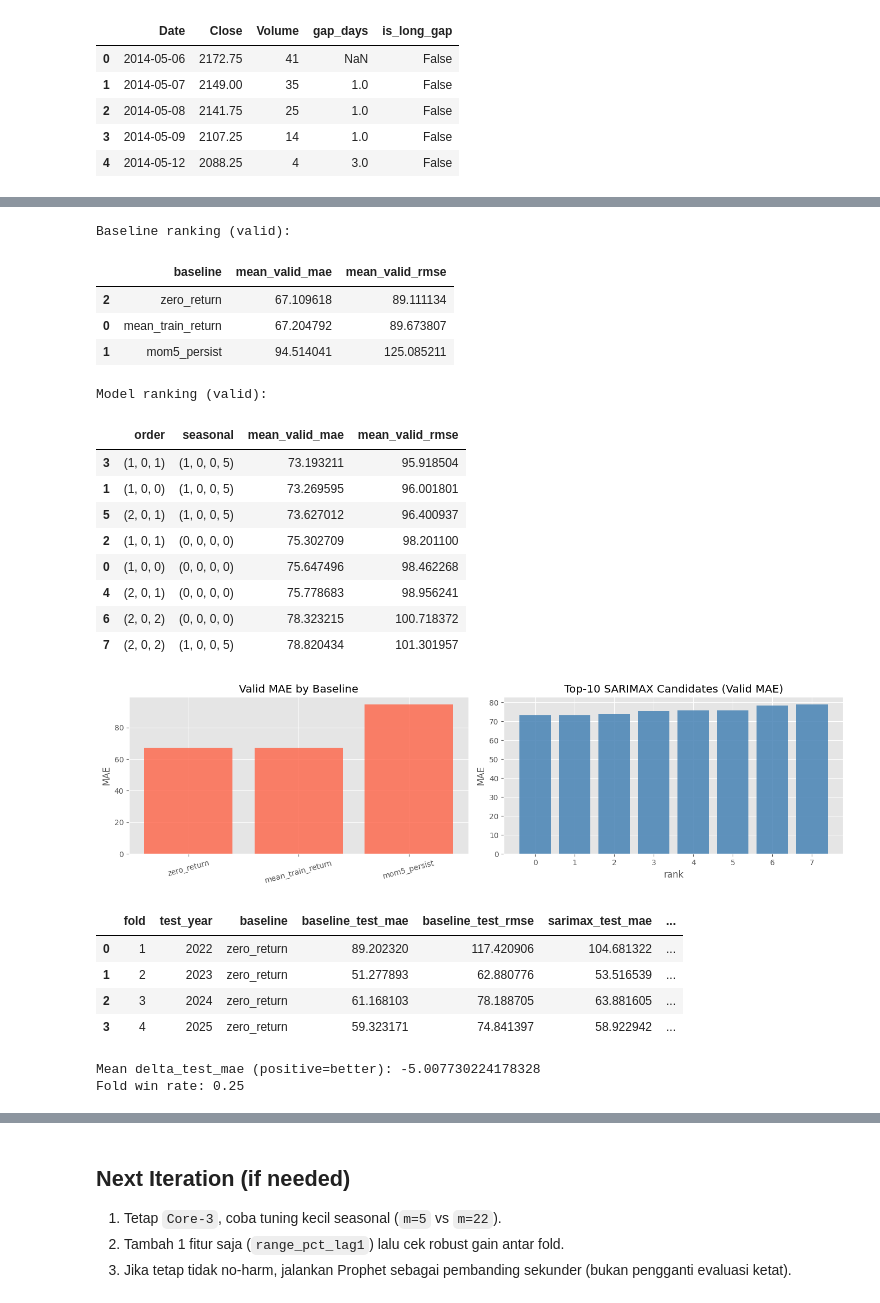
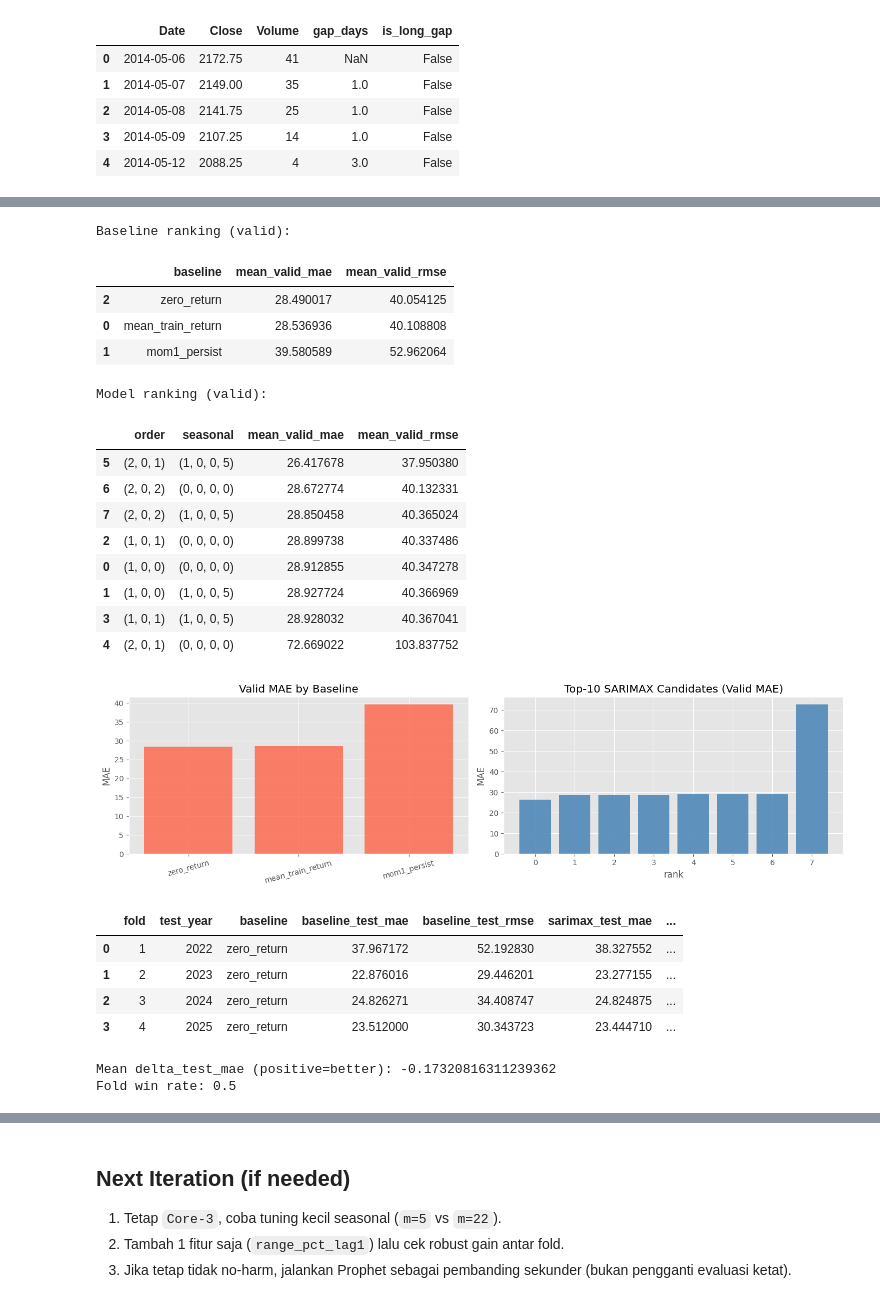
Before and after one commit to DonnyRZ/Alumunium-Price-Prediction, a Jupyter notebook: notebooks/SARIMAX.ipynb, the cells around one changed output, grey strips where cells are left out. Saved outputs shown, nothing was run; the diff lists cells and outputs as text; code cells hidden in the pictures.

```diff
--- a/notebooks/SARIMAX.ipynb
+++ b/notebooks/SARIMAX.ipynb
@@ -34,8 +34,8 @@ if ROOT.name == 'notebooks':
 DATA_PATH = ROOT / 'data' / 'processed data' / 'ali_f_event_model_ready_v3.csv'
 assert DATA_PATH.exists(), f'File not found: {DATA_PATH}'
 
-H = 5
-PURGE = 5
+H = 1
+PURGE = 1
 MIN_YEAR = 2020
 MIN_TRAIN = 220
 MIN_VALID = 80
@@ -64,12 +64,12 @@ raw[['Date', 'Close', 'Volume', 'gap_days', 'is_long_gap']].head()
 | 3 | 2014-05-09 | 2107.25 | 14 | 1.0 | False |
 | 4 | 2014-05-12 | 2088.25 | 4 | 3.0 | False |
 # %%
-# Build modeling frame (target in log-return t->t+5, then convert to price for business metrics)
+# Build modeling frame (target in log-return t->t+1, then convert to price for business metrics)
 df = raw.copy()
 
 df['log_ret_1'] = np.log(df['Close'] / df['Close'].shift(1))
-df['target_ret_t5'] = np.log(df['Close'].shift(-H) / df['Close'])
-df['target_close_t5'] = df['Close'].shift(-H)
+df['target_ret_t1'] = np.log(df['Close'].shift(-H) / df['Close'])
+df['target_close_t1'] = df['Close'].shift(-H)
 
 # Core-3 exog (strictly historical)
 df['ret_lag1'] = df['log_ret_1'].shift(1)
@@ -78,15 +78,15 @@ df['log_volume_lag1'] = np.log1p(df['Volume']).shift(1)
 
 # Baseline helper
 # persistence of prior h-event move (known at time t)
-df['mom5_persist'] = np.log(df['Close'] / df['Close'].shift(H))
+df['mom1_persist'] = np.log(df['Close'] / df['Close'].shift(H))
 
 # Quality filter: keep post-2020, drop long-gap rows
 df = df[df['Date'].dt.year >= MIN_YEAR].copy()
 df = df[df['gap_days'].fillna(1) <= 7].copy()
 
 keep_cols = [
-    'Date', 'Close', 'target_ret_t5', 'target_close_t5',
-    'ret_lag1', 'ret_std_10', 'log_volume_lag1', 'mom5_persist',
+    'Date', 'Close', 'target_ret_t1', 'target_close_t1',
+    'ret_lag1', 'ret_std_10', 'log_volume_lag1', 'mom1_persist',
     'gap_days', 'is_long_gap'
 ]
 model_df = df[keep_cols].dropna().reset_index(drop=True)
@@ -179,7 +179,7 @@ pd.DataFrame([
 # %%
 # Metrics & helper functions
 FEATURES = ['ret_lag1', 'ret_std_10', 'log_volume_lag1']
-BASELINES = ['zero_return', 'mean_train_return', 'mom5_persist']
+BASELINES = ['zero_return', 'mean_train_return', 'mom1_persist']
 
 
 def to_price(close_t, pred_log_ret):
@@ -197,8 +197,8 @@ def baseline_pred_logret(name, frame_slice, train_y_mean):
         return np.zeros(len(frame_slice))
     if name == 'mean_train_return':
         return np.full(len(frame_slice), train_y_mean)
-    if name == 'mom5_persist':
-        return frame_slice['mom5_persist'].values
+    if name == 'mom1_persist':
+        return frame_slice['mom1_persist'].values
     raise ValueError(name)
 
 
@@ -232,9 +232,9 @@ for fold_id, f in enumerate(folds, start=1):
     tr = model_df.iloc[f['train_pos']]
     va = model_df.iloc[f['valid_pos']]
 
-    y_tr = tr['target_ret_t5'].values
+    y_tr = tr['target_ret_t1'].values
     X_tr = tr[FEATURES].values
-    y_va_true = va['target_close_t5'].values
+    y_va_true = va['target_close_t1'].values
     close_va = va['Close'].values
 
     # baselines on valid
@@ -332,20 +332,20 @@ plt.show()
 # %% [output]
 Baseline ranking (valid):
 |  | baseline | mean_valid_mae | mean_valid_rmse |
-| 2 | zero_return | 67.109618 | 89.111134 |
-| 0 | mean_train_return | 67.204792 | 89.673807 |
-| 1 | mom5_persist | 94.514041 | 125.085211 |
+| 2 | zero_return | 28.490017 | 40.054125 |
+| 0 | mean_train_return | 28.536936 | 40.108808 |
+| 1 | mom1_persist | 39.580589 | 52.962064 |
 Model ranking (valid):
 |  | order | seasonal | mean_valid_mae | mean_valid_rmse |
-| 3 | (1, 0, 1) | (1, 0, 0, 5) | 73.193211 | 95.918504 |
-| 1 | (1, 0, 0) | (1, 0, 0, 5) | 73.269595 | 96.001801 |
-| 5 | (2, 0, 1) | (1, 0, 0, 5) | 73.627012 | 96.400937 |
-| 2 | (1, 0, 1) | (0, 0, 0, 0) | 75.302709 | 98.201100 |
-| 0 | (1, 0, 0) | (0, 0, 0, 0) | 75.647496 | 98.462268 |
-| 4 | (2, 0, 1) | (0, 0, 0, 0) | 75.778683 | 98.956241 |
-| 6 | (2, 0, 2) | (0, 0, 0, 0) | 78.323215 | 100.718372 |
-| 7 | (2, 0, 2) | (1, 0, 0, 5) | 78.820434 | 101.301957 |
+| 5 | (2, 0, 1) | (1, 0, 0, 5) | 26.417678 | 37.950380 |
+| 6 | (2, 0, 2) | (0, 0, 0, 0) | 28.672774 | 40.132331 |
+| 7 | (2, 0, 2) | (1, 0, 0, 5) | 28.850458 | 40.365024 |
+| 2 | (1, 0, 1) | (0, 0, 0, 0) | 28.899738 | 40.337486 |
+| 0 | (1, 0, 0) | (0, 0, 0, 0) | 28.912855 | 40.347278 |
+| 1 | (1, 0, 0) | (1, 0, 0, 5) | 28.927724 | 40.366969 |
+| 3 | (1, 0, 1) | (1, 0, 0, 5) | 28.928032 | 40.367041 |
+| 4 | (2, 0, 1) | (0, 0, 0, 0) | 72.669022 | 103.837752 |
-[figure, old version]
+[figure, new version]
 # %%
 # Test evaluation (lock baseline & lock model from valid)
 test_rows = []
@@ -359,10 +359,10 @@ for fold_id, f in enumerate(folds, start=1):
     # Refit with train+valid for realistic deployment before test year
     trv = pd.concat([tr, va], axis=0)
 
-    y_trv = trv['target_ret_t5'].values
+    y_trv = trv['target_ret_t1'].values
     X_trv = trv[FEATURES].values
 
-    y_te_true = te['target_close_t5'].values
+    y_te_true = te['target_close_t1'].values
     close_te = te['Close'].values
 
     # Locked baseline
@@ -381,42 +381,42 @@ for fold_id, f in enumerate(folds, start=1):
     x_price = to_price(close_te, x_logret)
     x_mae, x_rmse = eval_price_metrics(y_te_true, x_price)
 
     test_rows.append({
         'fold': fold_id,
         'test_year': f['test_year'],
         'baseline': LOCKED_BASELINE,
         'baseline_test_mae': b_mae,
         'baseline_test_rmse': b_rmse,
         'sarimax_test_mae': x_mae,
         'sarimax_test_rmse': x_rmse,
         'delta_test_mae': b_mae - x_mae,
         'delta_test_rmse': b_rmse - x_rmse,
         'sarimax_beats_baseline': bool(x_mae < b_mae),
     })
 
     pred_rows.append(pd.DataFrame({
         'Date': te['Date'].values,
         'fold': fold_id,
         'test_year': f['test_year'],
-        'actual_price_t5': y_te_true,
-        'sarimax_pred_price_t5': x_price,
-        'baseline_pred_price_t5': b_price,
+        'actual_price_t1': y_te_true,
+        'sarimax_pred_price_t1': x_price,
+        'baseline_pred_price_t1': b_price,
     }))
 
 test_df = pd.DataFrame(test_rows)
 pred_df = pd.concat(pred_rows, axis=0).sort_values('Date').reset_index(drop=True)
 
 display(test_df)
 print('Mean delta_test_mae (positive=better):', test_df['delta_test_mae'].mean())
 print('Fold win rate:', test_df['sarimax_beats_baseline'].mean())
 # %% [output]
 |  | fold | test_year | baseline | baseline_test_mae | baseline_test_rmse | sarimax_test_mae | ... |
-| 0 | 1 | 2022 | zero_return | 89.202320 | 117.420906 | 104.681322 | ... |
-| 1 | 2 | 2023 | zero_return | 51.277893 | 62.880776 | 53.516539 | ... |
-| 2 | 3 | 2024 | zero_return | 61.168103 | 78.188705 | 63.881605 | ... |
-| 3 | 4 | 2025 | zero_return | 59.323171 | 74.841397 | 58.922942 | ... |
+| 0 | 1 | 2022 | zero_return | 37.967172 | 52.192830 | 38.327552 | ... |
+| 1 | 2 | 2023 | zero_return | 22.876016 | 29.446201 | 23.277155 | ... |
+| 2 | 3 | 2024 | zero_return | 24.826271 | 34.408747 | 24.824875 | ... |
+| 3 | 4 | 2025 | zero_return | 23.512000 | 30.343723 | 23.444710 | ... |
-Mean delta_test_mae (positive=better): -5.007730224178328
-Fold win rate: 0.25
+Mean delta_test_mae (positive=better): -0.17320816311239362
+Fold win rate: 0.5
 # %%
 # Actual vs predicted (test)
 fig, ax = plt.subplots(2, 1, figsize=(15, 9), sharex=True)
```
Also changed, not shown: parts of 8 cells of this notebook, 1 other file.
